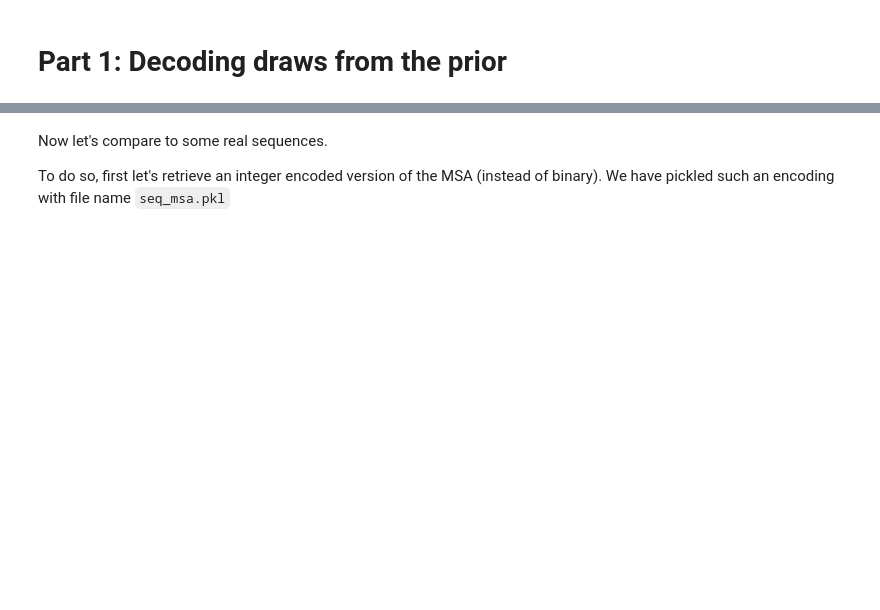
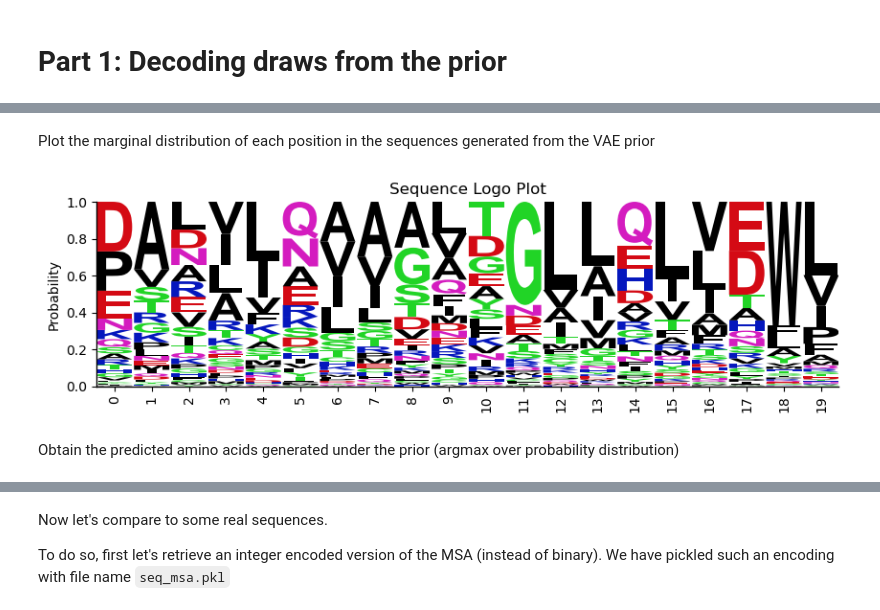
Before and after one commit to solislemuslab/asr-ae, a Jupyter notebook: notebooks/gen_seqs.ipynb, the cells around one changed output, grey strips where cells are left out. Drawn from its saved outputs; the diff is of its cells as text; code cells hidden in the pictures; blank space fills up the shorter version.

```diff
--- a/notebooks/gen_seqs.ipynb
+++ b/notebooks/gen_seqs.ipynb
@@ -81,12 +84,20 @@ model.load_state_dict(model_state_dict)
 # %% [markdown]
 Load mapping between integers and amino acid characters
 # %%
-with open(f"{data_path}/LG_matrix.pkl", 'rb') as file_handle:
-    LG_matrix = pickle.load(file_handle)
-amino_acids = LG_matrix['amino_acids']
+if MSA_id == "pevae":
+    with open(f"{data_path}/LG_matrix.pkl", 'rb') as file_handle:
+        LG_matrix = pickle.load(file_handle)
+    amino_acids = LG_matrix['amino_acids']
+else:
+    amino_acids = ['R', 'H', 'K',
+      'D', 'E',
+      'S', 'T', 'N', 'Q',
+      'C', 'G', 'P',
+      'A', 'V', 'I', 'L', 'M', 'F', 'Y', 'W']
 aa2idx = {}
+aa2idx['.'] = 0
 for i in range(len(amino_acids)):
-    aa2idx[amino_acids[i]] = i
+    aa2idx[amino_acids[i]] = i + 1
 idx_to_aa_dict = {v: k for k, v in aa2idx.items()}
 idx_to_aa_dict
 # %% [output]
@@ -130 +138,31 @@ p.shape
+# %% [markdown]
+Plot the marginal distribution of each position in the sequences generated from the VAE prior
+# %%
+# Calculate averave probability at each position
+p_ave = p.mean(axis=0)
+
+# Remove the first column (gap character probabilities) and renormalize
+p_ave_excl_gap = p_ave[:, 1:]
+p_ave_excl_gap /= p_ave_excl_gap.sum(axis=1, keepdims=True)
+
+# Only look at first and last 10 positions for ease of presentation
+p_ave_excl_gap_tails = np.concatenate((p_ave_excl_gap[:10], p_ave_excl_gap[-10:]), axis=0)
+
+# Convert p_ave to a pandas DataFrame
+p_ave_excl_gap_tails_df = pd.DataFrame(p_ave_excl_gap_tails, columns=[idx_to_aa_dict[i] for i in range(1, nc)])
+
+# Create the sequence logo plot
+logo = logomaker.Logo(p_ave_excl_gap_tails_df, shade_below=.5, fade_below=.5, font_name='Arial')
+
+# Set the plot title and labels
+logo.style_spines(visible=False)
+logo.style_spines(spines=['left', 'bottom'], visible=True)
+logo.style_xticks(rotation=90, fmt='%d', anchor=0)
+logo.ax.set_ylabel('Probability')
+logo.ax.set_title('Sequence Logo Plot')
+plt.show()
+# %% [output]
+[figure, added]
+# %% [markdown]
+Obtain the predicted amino acids generated under the prior (argmax over probability distribution)
 # %%
```
Also changed, not shown: parts of 42 cells of this notebook, 23 other files.
